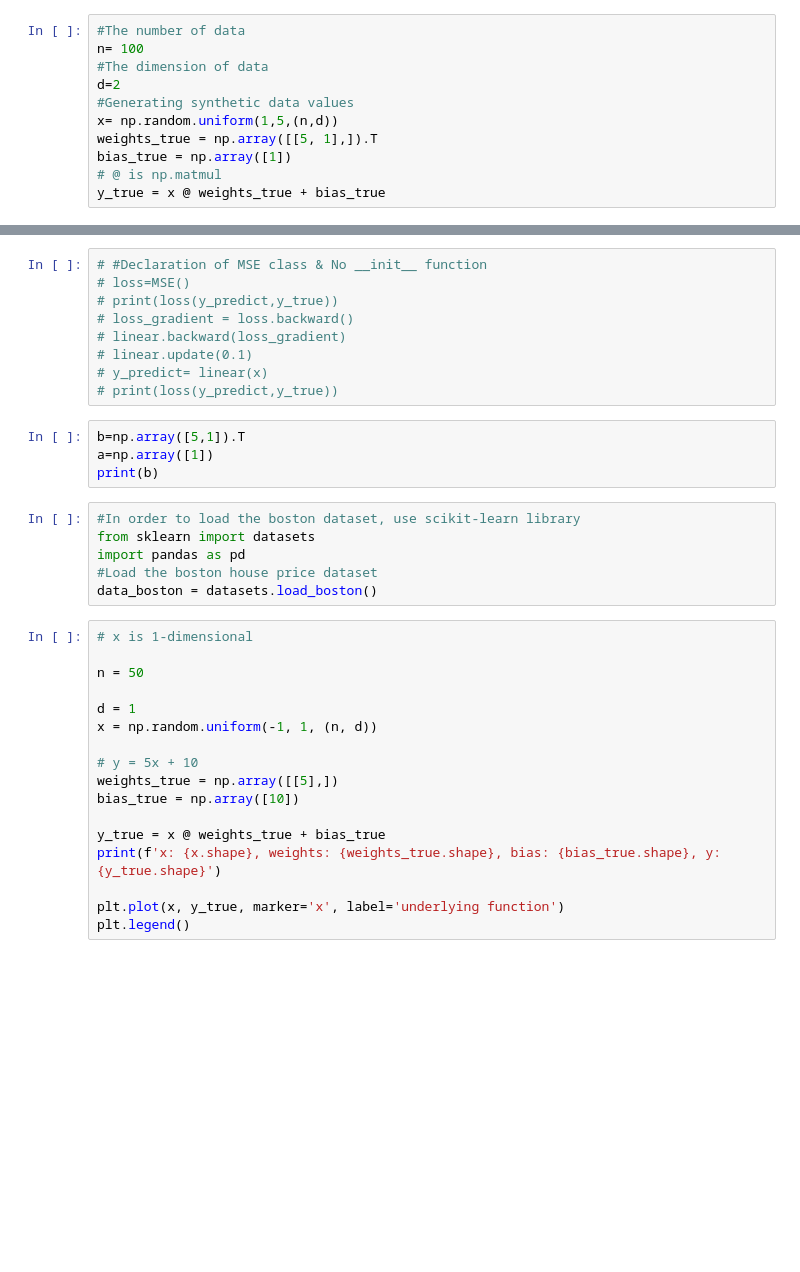
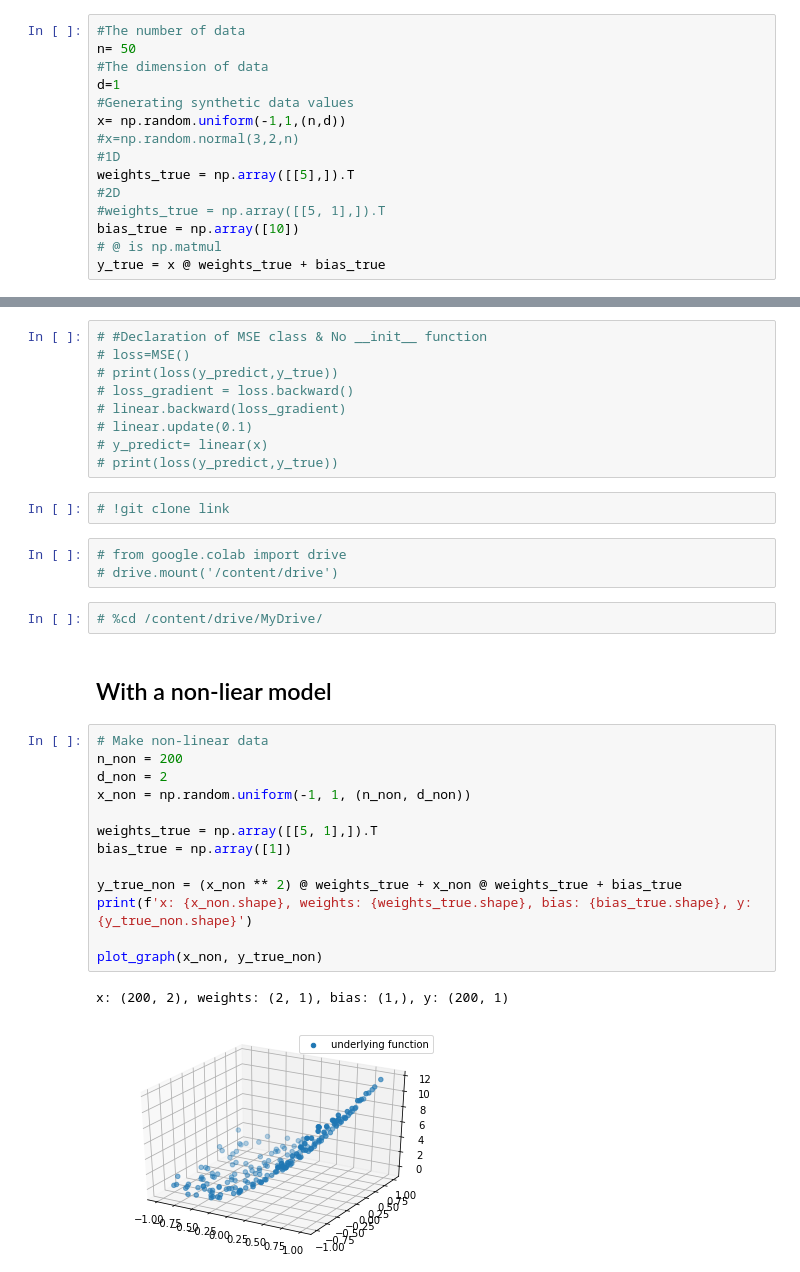
Before and after one commit to DongyounKim/basic_step, a Jupyter notebook: Linear_Regression.ipynb, the cells around one changed output, grey strips where cells are left out. Drawn from its saved outputs; the diff is of its cells as text; blank space fills up the shorter version.

```diff
--- a/Linear_Regression.ipynb
+++ b/Linear_Regression.ipynb
@@ -21,12 +21,16 @@ import matplotlib.pyplot as plt
 ## Generate syntatic data
 # %%
 #The number of data
-n= 100
+n= 50
 #The dimension of data
-d=2
+d=1
 #Generating synthetic data values
-x= np.random.uniform(1,5,(n,d))
-weights_true = np.array([[5, 1],]).T
-bias_true = np.array([1])
+x= np.random.uniform(-1,1,(n,d))
+#x=np.random.normal(3,2,n)
+#1D
+weights_true = np.array([[5],]).T
+#2D
+#weights_true = np.array([[5, 1],]).T
+bias_true = np.array([10])
 # @ is np.matmul
 y_true = x @ weights_true + bias_true
@@ -137,30 +198,28 @@ Epoch 19, loss 2.5485760958619264e+117
 # linear.update(0.1)
 # y_predict= linear(x)
 # print(loss(y_predict,y_true))
-# %%
-b=np.array([5,1]).T
-a=np.array([1])
-print(b)
-# %%
-#In order to load the boston dataset, use scikit-learn library
-from sklearn import datasets
-import pandas as pd
-#Load the boston house price dataset
-data_boston = datasets.load_boston()
+# %%
+# !git clone link
+# %%
+# from google.colab import drive
+# drive.mount('/content/drive')
+# %%
+# %cd /content/drive/MyDrive/
+# %% [markdown]
+## With a non-liear model
 # %%
-# x is 1-dimensional
+# Make non-linear data
+n_non = 200
+d_non = 2
+x_non = np.random.uniform(-1, 1, (n_non, d_non))
 
-n = 50
+weights_true = np.array([[5, 1],]).T
+bias_true = np.array([1])
 
-d = 1
-x = np.random.uniform(-1, 1, (n, d))
+y_true_non = (x_non ** 2) @ weights_true + x_non @ weights_true + bias_true
+print(f'x: {x_non.shape}, weights: {weights_true.shape}, bias: {bias_true.shape}, y: {y_true_non.shape}')
 
-# y = 5x + 10
-weights_true = np.array([[5],])
-bias_true = np.array([10])
-
-y_true = x @ weights_true + bias_true
-print(f'x: {x.shape}, weights: {weights_true.shape}, bias: {bias_true.shape}, y: {y_true.shape}')
-
-plt.plot(x, y_true, marker='x', label='underlying function')
-plt.legend()
+plot_graph(x_non, y_true_non)
+# %% [output]
+x: (200, 2), weights: (2, 1), bias: (1,), y: (200, 1)
+[figure, added]
```
Also changed, not shown: parts of 25 cells of this notebook.
